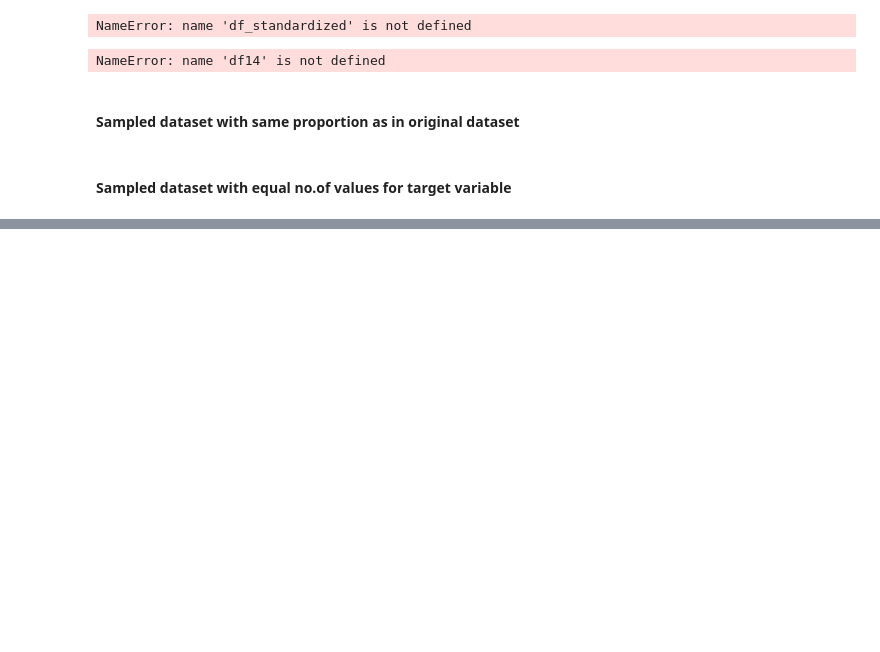
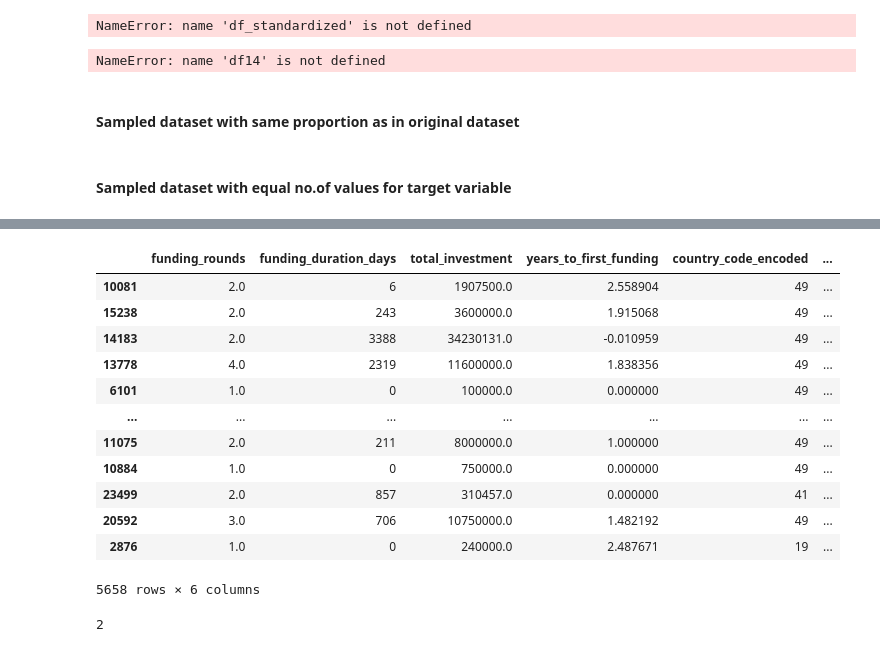
Before and after one commit to gauravparajuli/startupsuccessprediction, a Jupyter notebook: notebook/EDA-continuation(1).ipynb, the cells around one changed output, grey strips where cells are left out. Cells and saved outputs as stored; diff of their text form; code cells hidden in the pictures; blank space fills up the shorter version.

```diff
--- a/notebook/EDA-continuation(1).ipynb
+++ b/notebook/EDA-continuation(1).ipynb
@@ -1096,0 +1159,4 @@ sampled_df
+# %%
+X_train, X_test, y_train, y_test = train_test_split(df[['funding_rounds', 'funding_duration_days',
+       'total_investment', 'years_to_first_funding', 'country_code_encoded',
+       'market_encoded']], df['status_encoded'], test_size=.2, random_state=25)
@@ -1096,0 +1176,20 @@ sampled_df
+# %%
+X_test
+# %% [output]
+|  | funding_rounds | funding_duration_days | total_investment | years_to_first_funding | country_code_encoded | ... |
+| 10081 | 2.0 | 6 | 1907500.0 | 2.558904 | 49 | ... |
+| 15238 | 2.0 | 243 | 3600000.0 | 1.915068 | 49 | ... |
+| 14183 | 2.0 | 3388 | 34230131.0 | -0.010959 | 49 | ... |
+| 13778 | 4.0 | 2319 | 11600000.0 | 1.838356 | 49 | ... |
+| 6101 | 1.0 | 0 | 100000.0 | 0.000000 | 49 | ... |
+| ... | ... | ... | ... | ... | ... | ... |
+| 11075 | 2.0 | 211 | 8000000.0 | 1.000000 | 49 | ... |
+| 10884 | 1.0 | 0 | 750000.0 | 0.000000 | 49 | ... |
+| 23499 | 2.0 | 857 | 310457.0 | 0.000000 | 41 | ... |
+| 20592 | 3.0 | 706 | 10750000.0 | 1.482192 | 49 | ... |
+| 2876 | 1.0 | 0 | 240000.0 | 2.487671 | 19 | ... |
+5658 rows × 6 columns
+# %%
+model.predict([[2, 6, 1907500.0, 2.558904, 49, 19]])[0]
+# %% [output]
+2
```
Also changed, not shown: parts of 26 cells of this notebook, 14 other files.
